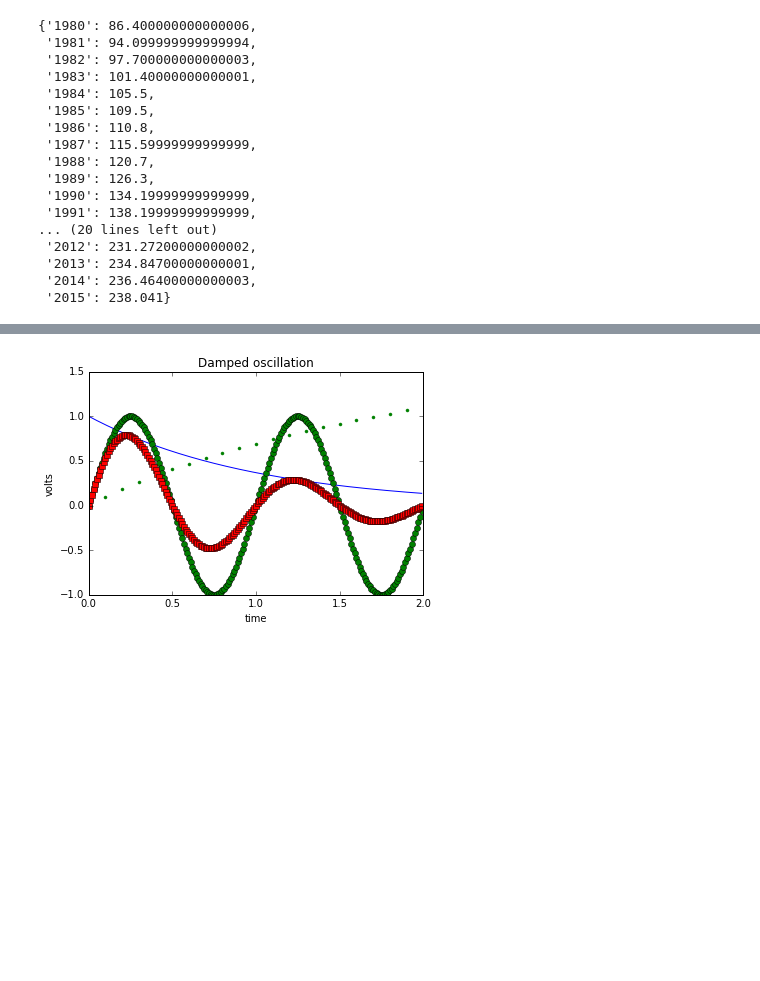
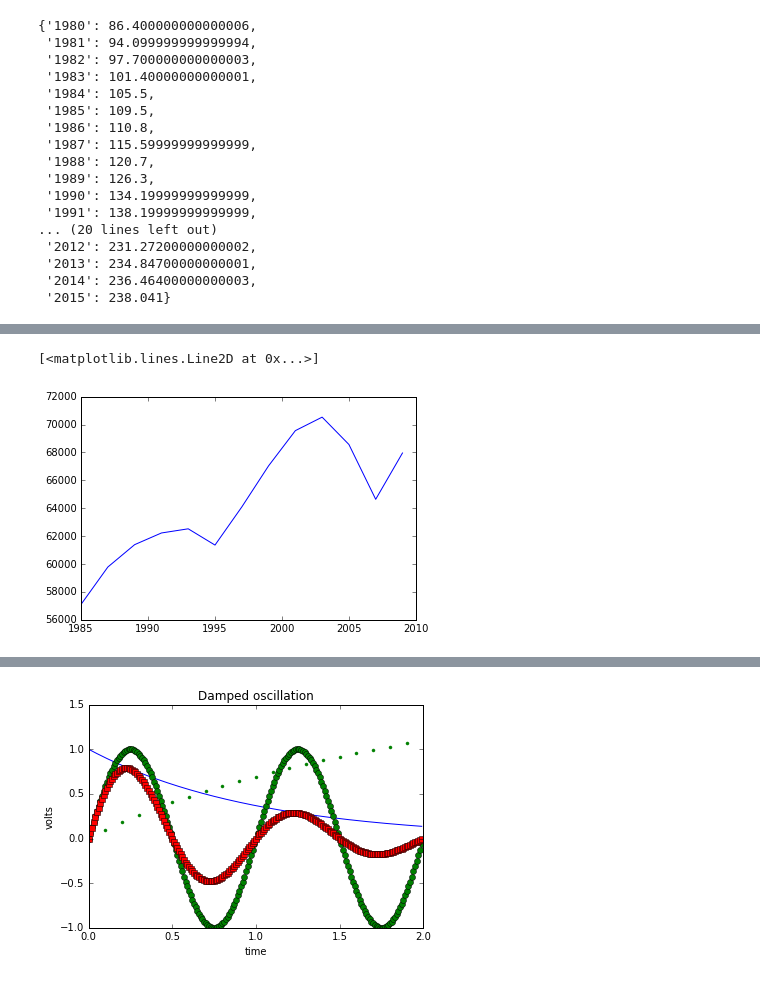
Before and after one commit to rlewkowicz/Jupyter, a Jupyter notebook: plotly test.ipynb, the cells around one changed output, grey strips where cells are left out. Drawn from its saved outputs; the diff is of its cells as text; code cells hidden in the pictures; blank space fills up the shorter version.

```diff
--- a/plotly test.ipynb
+++ b/plotly test.ipynb
@@ -73,32 +73,38 @@ yearly
 # %%
 income = hud.drop(hud.columns[[0,1,2]], axis=1)
 income.rename(columns=lambda x: re.sub('IN(?=[85-99])','19',x), inplace=True)
 income.rename(columns=lambda x: re.sub('IN(?=[0-99])','20',x), inplace=True)
 income.rename(columns=lambda x: re.sub('_HUDMED','',x), inplace=True)
 layout = go.Layout(
         xaxis=dict(
             range=[1984, 2010],
             tick0=0,
             dtick=1,
             title="Years"
         ),
         yaxis=dict(
-            title="Income - Dollars (US)"
+            title="Income - Dollars (US)",
+            range=[45000, 90000],
         ),
     )
 
 income.head()
 
 
 for x in range(1985, 2010):
     try:
         income.loc[:, str(x)] = income[str(x)] * ((yearly['2009']-yearly[str(x)])/yearly[str(x)])+income[str(x)]
     except:
         pass
 
-pobject=income.mean().iplot(yTitle='Income (In Dollars)', xTitle='Years',layout=layout)
+pobject=income.mean().iplot(yTitle='Income (In Dollars)', xTitle='Years',layout=layout, kind='scatter')
+
+plt.figure(1)
+plt.plot(income.mean())
 # %% [output]
 [interactive output not drawn]
+[<matplotlib.lines.Line2D at 0x...>]
+[figure, added]
 # %%
 # incomefig = plt.figure()
 # t1 = np.arange(1985, 2009, 1)
```
